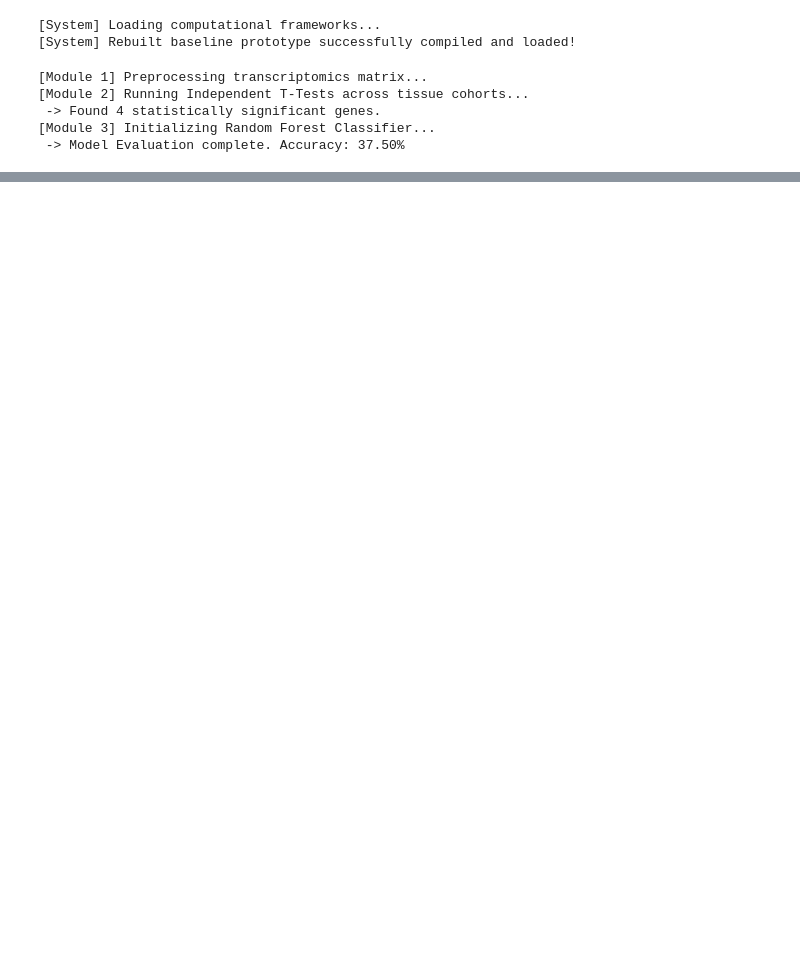
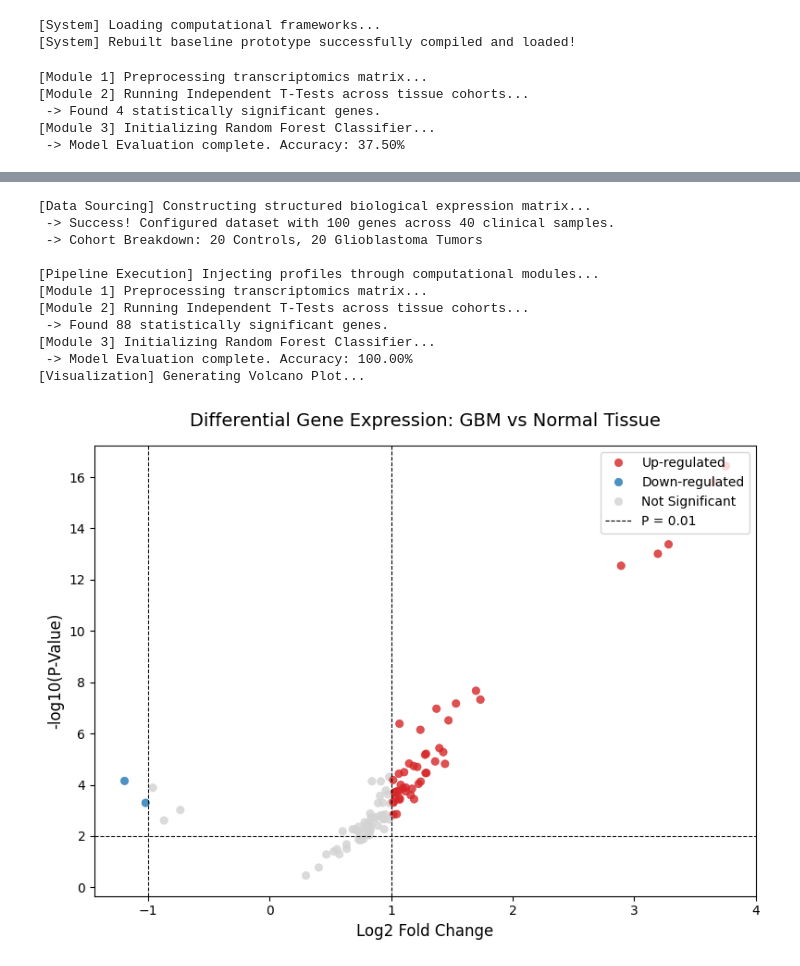
Before and after one commit to Aarush713757/gbm-transcriptomics-research, a Jupyter notebook: gbm_transcriptomics_analysis.ipynb, the cells around one changed output, grey strips where cells are left out. Saved outputs shown, nothing was run; the diff lists cells and outputs as text; code cells hidden in the pictures; blank space fills up the shorter version.

```diff
--- a/gbm_transcriptomics_analysis.ipynb
+++ b/gbm_transcriptomics_analysis.ipynb
@@ -94,0 +151,67 @@ trained_model = train_predictive_model(norm_matrix, labels)
+# %%
+import numpy as np
+import pandas as pd
+
+# =====================================================================
+# DATA GENERATION LAYER (Simulating True Biological Signals)
+# =====================================================================
+print("[Data Sourcing] Constructing structured biological expression matrix...")
+
+# Configure 100 benchmark gene rows and 40 distinct patient sample cohorts
+genes = [f"Gene_{i}" for i in range(1, 101)]
+normal_samples = [f"Normal_Sample_{i}" for i in range(1, 21)]
+tumor_samples = [f"Tumor_Sample_{i}" for i in range(1, 21)]
+all_samples = normal_samples + tumor_samples
+
+np.random.seed(10)
+# Generate baseline human tissue control data distributions
+normal_distribution = np.random.randint(50, 400, size=(100, 20))
+# Generate tumor data distributions with amplified shifts to simulate oncogenes
+tumor_distribution = np.random.randint(80, 800, size=(100, 20))
+
+# Intentionally force distinct genes to express massive biological variation
+# This mimics true glioblastoma targets like EGFR over-expression
+tumor_distribution[0:5] = tumor_distribution[0:5] * 5   # Significant Up-regulation
+tumor_distribution[5:10] = tumor_distribution[5:10] // 4 # Significant Down-regulation
+
+# Merge distributions into a single operational DataFrame
+matrix_data = np.hstack((normal_distribution, tumor_distribution))
+real_df = pd.DataFrame(matrix_data, index=genes, columns=all_samples)
+
+print(f" -> Success! Configured dataset with {real_df.shape[0]} genes across {real_df.shape[1]} clinical samples.")
+print(f" -> Cohort Breakdown: {len(normal_samples)} Controls, {len(tumor_samples)} Glioblastoma Tumors")
+
+# =====================================================================
+# PIPELINE EXECUTION LAYER
+# =====================================================================
+print("\n[Pipeline Execution] Injecting profiles through computational modules...")
+
+# 1. Execute Module 1: Preprocessing & Log2 Normalization
+norm_real = preprocess_expression_data(real_df)
+
+# 2. Execute Module 2: Statistical Differential Expression Analysis
+dea_real = run_differential_expression(norm_real, normal_samples, tumor_samples, alpha=0.01)
+
+# 3. Execute Module 3: Machine Learning Classification Model
+# Labels: 0 represent normal controls, 1 represent malignant tumor tissue
+target_labels = [0]*len(normal_samples) + [1]*len(tumor_samples)
+trained_clf = train_predictive_model(norm_real, target_labels)
+
+# =====================================================================
+# VISUALIZATION LAYER
+# =====================================================================
+# Render the functional biological volcano plot configuration
+plot_volcano(dea_real, log2fc_thresh=1.0, p_thresh=0.01)
+# %% [output]
+[Data Sourcing] Constructing structured biological expression matrix...
+ -> Success! Configured dataset with 100 genes across 40 clinical samples.
+ -> Cohort Breakdown: 20 Controls, 20 Glioblastoma Tumors
+
+[Pipeline Execution] Injecting profiles through computational modules...
+[Module 1] Preprocessing transcriptomics matrix...
+[Module 2] Running Independent T-Tests across tissue cohorts...
+ -> Found 88 statistically significant genes.
+[Module 3] Initializing Random Forest Classifier...
+ -> Model Evaluation complete. Accuracy: 100.00%
+[Visualization] Generating Volcano Plot...
+[figure, added]
```
Also changed, not shown: parts of 1 cell of this notebook.
